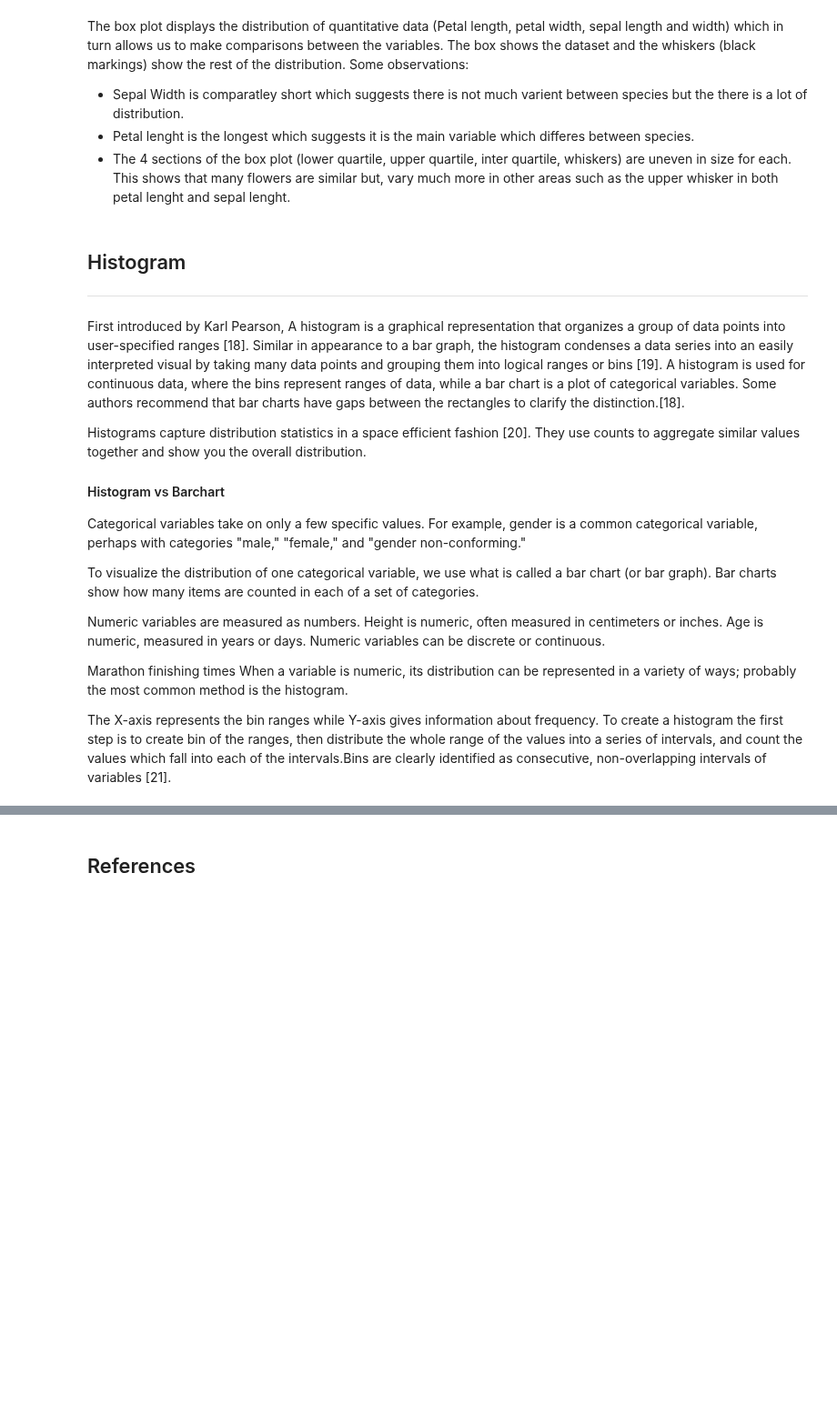
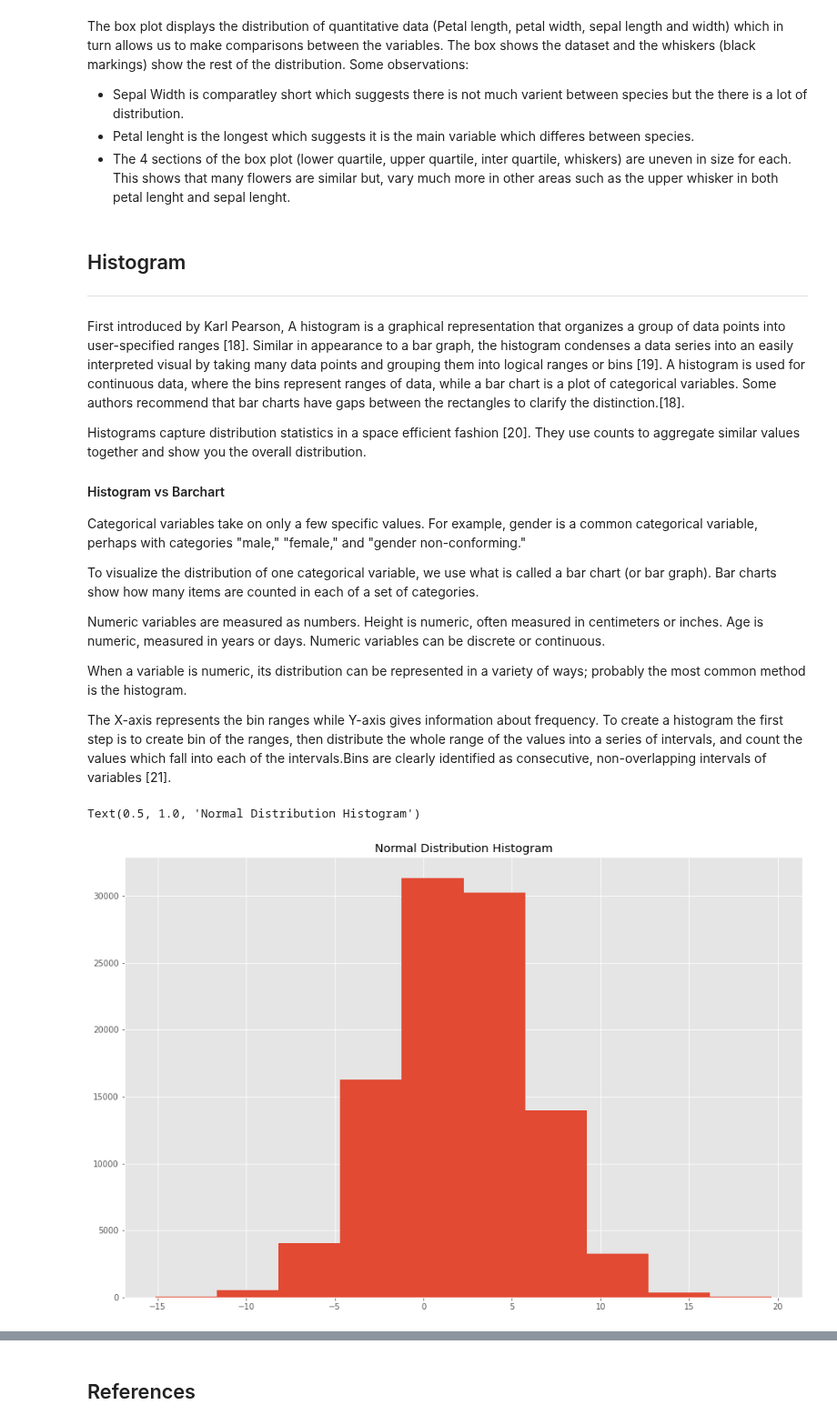
Before and after one commit to kmcd14/FofData-assessment, a Jupyter notebook: pyplot.ipynb, the cells around one changed output, grey strips where cells are left out. Shown at 91% size. Drawn from its saved outputs; the diff is of its cells as text; code cells hidden in the pictures; blank space fills up the shorter version.

Commit message:
code for histogram, examples and 2dhistogram, using  iris dataset

```diff
--- a/pyplot.ipynb
+++ b/pyplot.ipynb
@@ -700,8 +703,17 @@ To visualize the distribution of one categorical variable, we use what is called
 
 Numeric variables are measured as numbers. Height is numeric, often measured in centimeters or inches. Age is numeric, measured in years or days. Numeric variables can be discrete or continuous.
 
-Marathon finishing times
+
 When a variable is numeric, its distribution can be represented in a variety of ways; probably the most common method is the histogram.
 
 
 The X-axis represents the bin ranges while Y-axis gives information about frequency. To create a histogram the first step is to create bin of the ranges, then distribute the whole range of the values into a series of intervals, and count the values which fall into each of the intervals.Bins are clearly identified as consecutive, non-overlapping intervals of variables [21].
+# %%
+x = rng.normal(2, 4, 100000)
+# %%
+plt.hist(x)
+
+plt.title('Normal Distribution Histogram')
+# %% [output]
+Text(0.5, 1.0, 'Normal Distribution Histogram')
+[figure, added]
```
Also changed, not shown: parts of 17 cells of this notebook, 1 other file.
